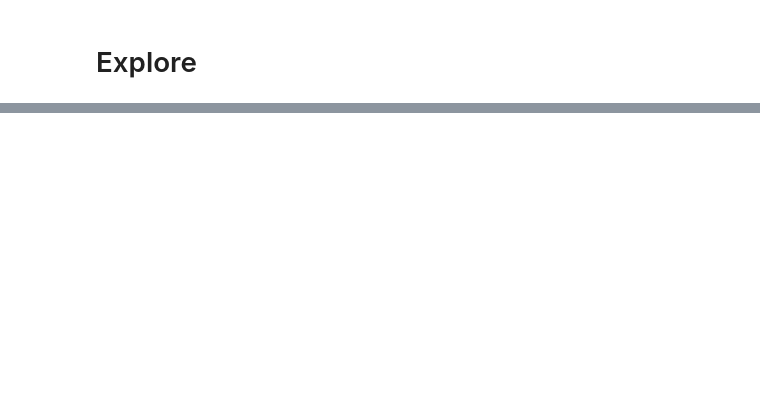
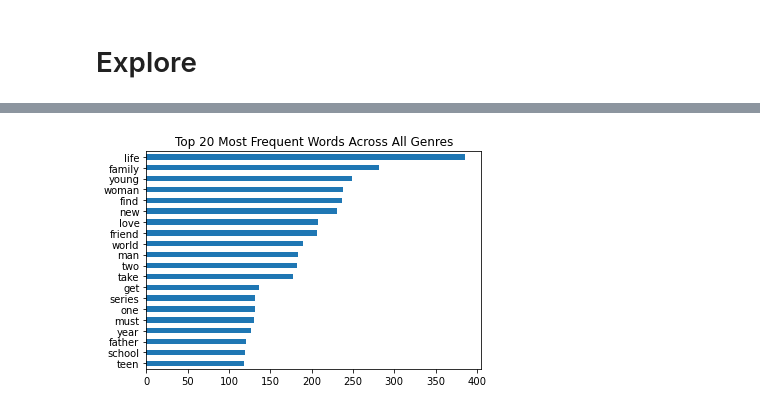
Before and after one commit to Johndsalas/guess_the_genre_netflix, a Jupyter notebook: Main.ipynb, the cells around one changed output, grey strips where cells are left out. Drawn from its saved outputs; the diff is of its cells as text; code cells hidden in the pictures; blank space fills up the shorter version.

```diff
--- a/Main.ipynb
+++ b/Main.ipynb
@@ -79,0 +125,12 @@ df = w.get_my_movie_data()
+# %%
+all_words = ' '.join(train.description).split(' ')
+
+all_freq = pd.Series(all_words).value_counts()
+
+all_freq.head(20).plot(kind = 'barh', title = "Top 20 Most Frequent Words Across All Genres")
+# %%
+all_freq = pd.Series(all_words).value_counts().head(20).sort_values(ascending = True)
+all_freq.plot(kind = 'barh', title = "Top 20 Most Frequent Words Across All Genres")
+plt.show()
+# %% [output]
+[figure, added]
```
Also changed, not shown: parts of 9 cells of this notebook, 1 other file.
